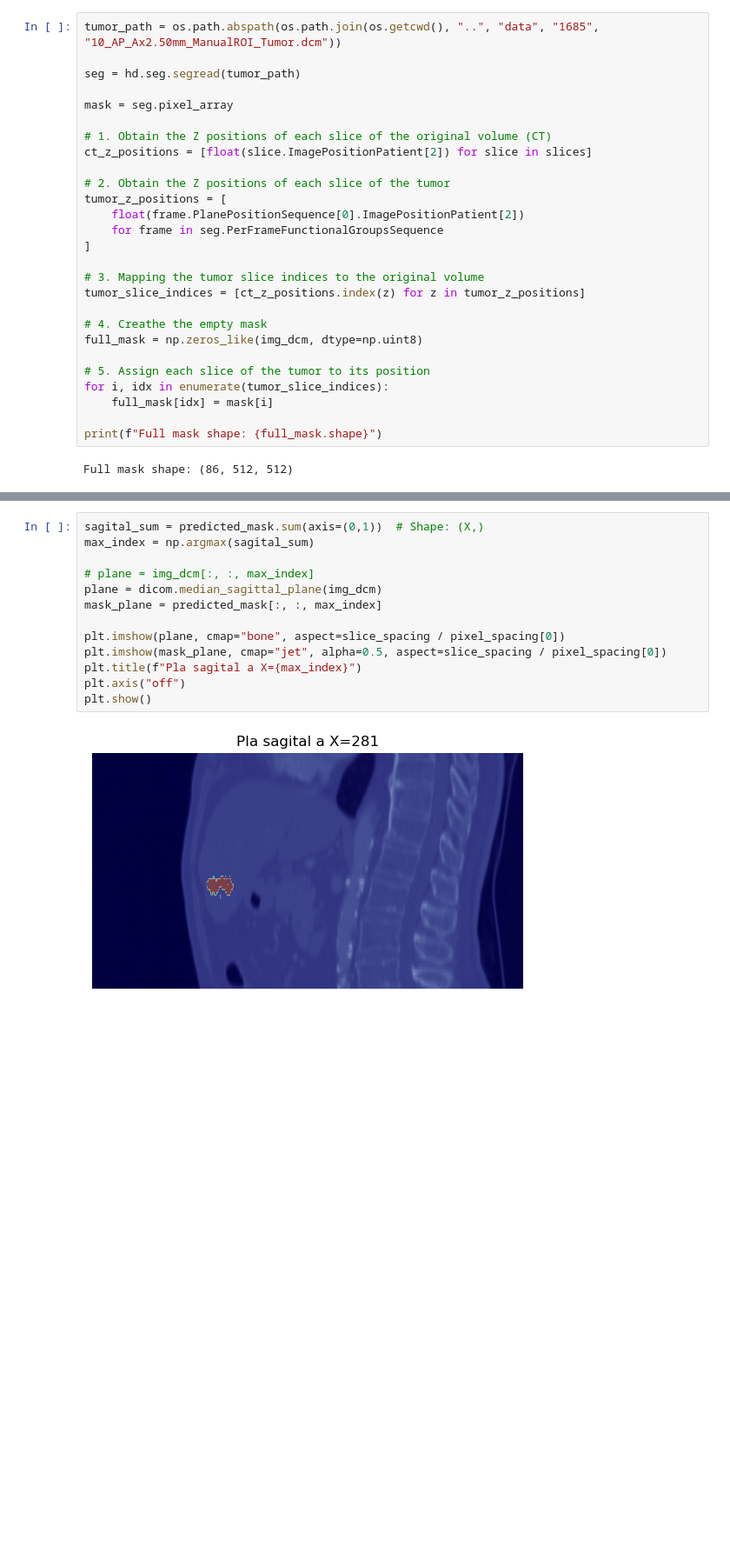
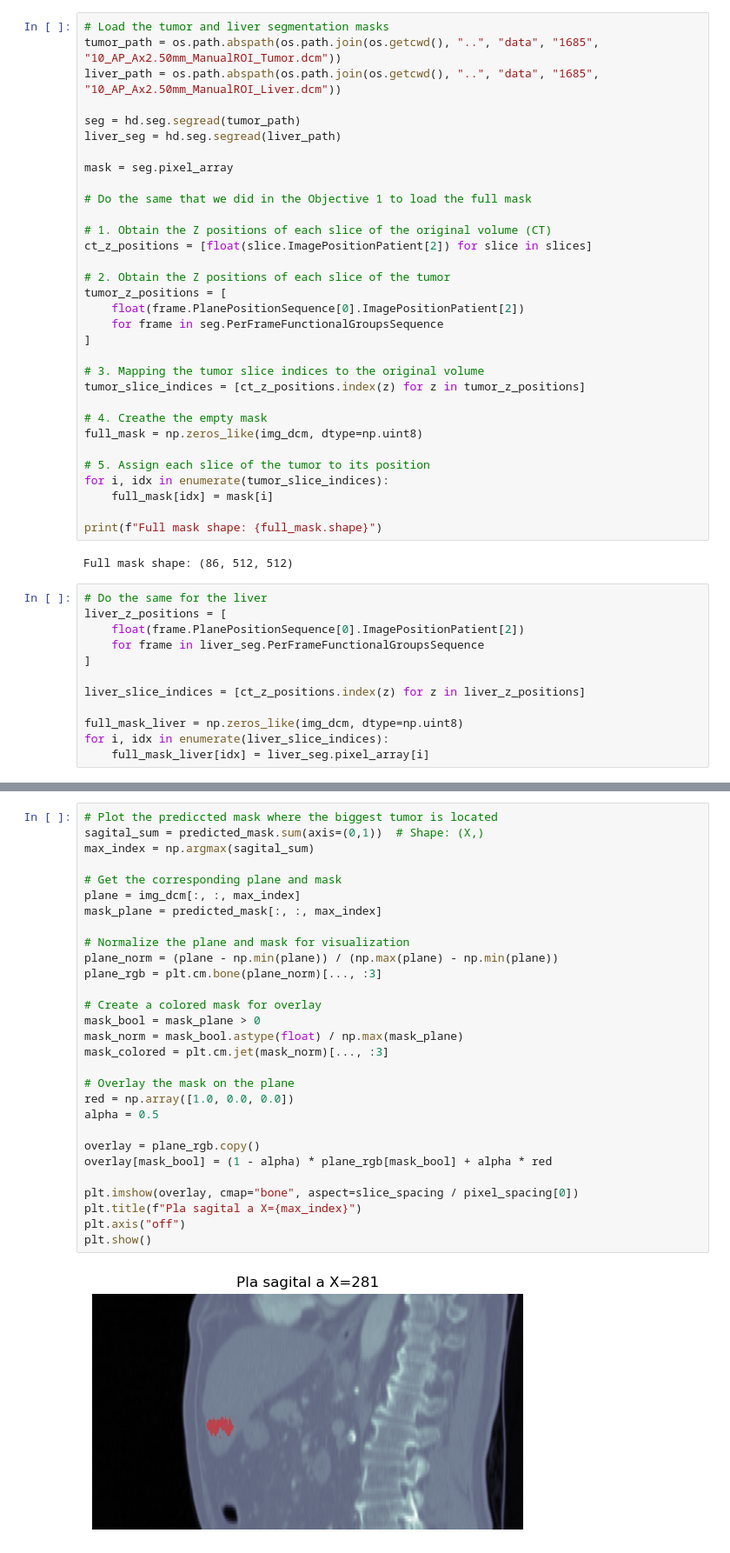
Before and after one commit to OliverJosep/11763-Medical-Image-Processing-Final-Project, a Jupyter notebook: notebook/objective2.ipynb, the cells around one changed output, grey strips where cells are left out. Shown at 87% size. Saved outputs shown, nothing was run; the diff lists cells and outputs as text; blank space fills up the shorter version.

Commit message:
Objectives

```diff
--- a/notebook/objective2.ipynb
+++ b/notebook/objective2.ipynb
@@ -34,11 +36,16 @@ Loading DICOM files from /Users/josep/Documents/master/11763-Medical-Image-Proce
 Pixel spacing: [0.767578, 0.767578]
 Slice spacing: 2.5
 # %%
+# Load the tumor and liver segmentation masks
 tumor_path = os.path.abspath(os.path.join(os.getcwd(), "..", "data", "1685", "10_AP_Ax2.50mm_ManualROI_Tumor.dcm"))
+liver_path = os.path.abspath(os.path.join(os.getcwd(), "..", "data", "1685", "10_AP_Ax2.50mm_ManualROI_Liver.dcm"))
 
 seg = hd.seg.segread(tumor_path)
+liver_seg = hd.seg.segread(liver_path)
 
 mask = seg.pixel_array
+
+# Do the same that we did in the Objective 1 to load the full mask
 
 # 1. Obtain the Z positions of each slice of the original volume (CT)
 ct_z_positions = [float(slice.ImagePositionPatient[2]) for slice in slices]
@@ -62,3 +69,15 @@ for i, idx in enumerate(tumor_slice_indices):
 print(f"Full mask shape: {full_mask.shape}")
 # %% [output]
 Full mask shape: (86, 512, 512)
+# %%
+# Do the same for the liver
+liver_z_positions = [
+    float(frame.PlanePositionSequence[0].ImagePositionPatient[2])
+    for frame in liver_seg.PerFrameFunctionalGroupsSequence
+]
+
+liver_slice_indices = [ct_z_positions.index(z) for z in liver_z_positions]
+
+full_mask_liver = np.zeros_like(img_dcm, dtype=np.uint8)
+for i, idx in enumerate(liver_slice_indices):
+    full_mask_liver[idx] = liver_seg.pixel_array[i]
@@ -159,18 +182,34 @@ print(f"Predicted mask shape: {predicted_mask.shape}")
 # %% [output]
 Predicted mask shape: (86, 512, 512)
 # %%
+# Plot the prediccted mask where the biggest tumor is located
 sagital_sum = predicted_mask.sum(axis=(0,1))  # Shape: (X,)
 max_index = np.argmax(sagital_sum)
 
-# plane = img_dcm[:, :, max_index]
-plane = dicom.median_sagittal_plane(img_dcm)
+# Get the corresponding plane and mask
+plane = img_dcm[:, :, max_index]
 mask_plane = predicted_mask[:, :, max_index]
 
-plt.imshow(plane, cmap="bone", aspect=slice_spacing / pixel_spacing[0])
-plt.imshow(mask_plane, cmap="jet", alpha=0.5, aspect=slice_spacing / pixel_spacing[0])
+# Normalize the plane and mask for visualization
+plane_norm = (plane - np.min(plane)) / (np.max(plane) - np.min(plane))
+plane_rgb = plt.cm.bone(plane_norm)[..., :3]
+
+# Create a colored mask for overlay
+mask_bool = mask_plane > 0
+mask_norm = mask_bool.astype(float) / np.max(mask_plane)
+mask_colored = plt.cm.jet(mask_norm)[..., :3]
+
+# Overlay the mask on the plane
+red = np.array([1.0, 0.0, 0.0])
+alpha = 0.5
+
+overlay = plane_rgb.copy()
+overlay[mask_bool] = (1 - alpha) * plane_rgb[mask_bool] + alpha * red
+
+plt.imshow(overlay, cmap="bone", aspect=slice_spacing / pixel_spacing[0])
 plt.title(f"Pla sagital a X={max_index}")
 plt.axis("off")
 plt.show()
 # %% [output]
-[figure, old version]
+[figure, new version]
 # %%
```
Also changed, not shown: parts of 15 cells of this notebook, 20 other files.
